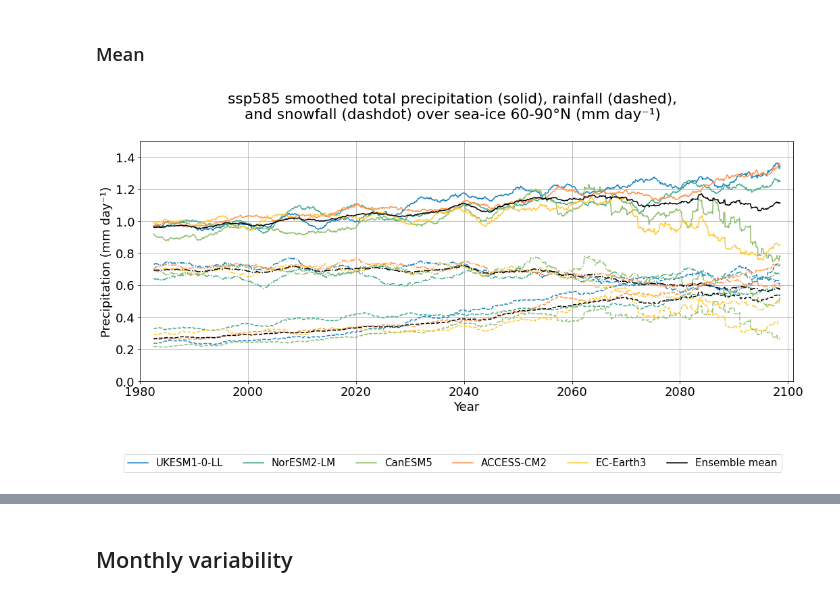
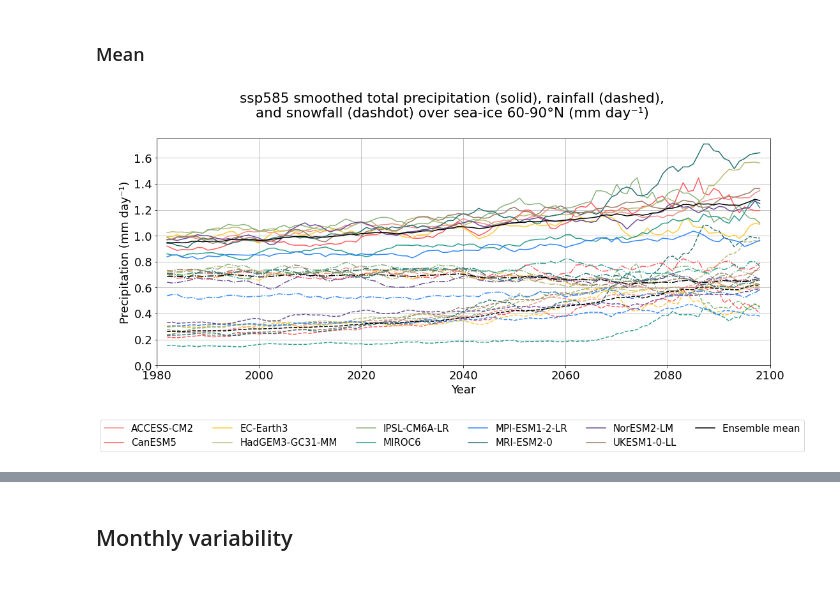
Before and after one commit to hannahwoodward/cmip6-seaice-precipitation, a Jupyter notebook: ensemble-prra-prsn-siconc.ipynb, the cells around one changed output, grey strips where cells are left out. Saved outputs shown, nothing was run; the diff lists cells and outputs as text; code cells hidden in the pictures.

Commit message:
Update prra-prsn comparison with rain season length and more models

```diff
--- a/ensemble-prra-prsn-siconc.ipynb
+++ b/ensemble-prra-prsn-siconc.ipynb
@@ -22,9 +25,9 @@ time_series_text = '''total precipitation (solid), rainfall (dashed),\nand snowf
 time_series_weighted_method = conf['weighting_method']
 time_series_units = conf['units']
 time_series_y_label = f'Precipitation ({time_series_units})'
-time_series_y_range = (0, 1.5)
+time_series_y_range = (0, 1.75)
 time_series_y_range_monthly = (0, 2)
-time_series_y_range_regional = (0, 3)
+time_series_y_range_regional = (0, 4)
 time_series_process = lambda x: x
 # %%
 ensemble_prra_time_series = time_series_process(
@@ -32,7 +35,7 @@ ensemble_prra_time_series = time_series_process(
 )
 ensemble_prra_time_series_smooth = time_series_process(
     libs.local.get_ensemble_series(variable_id, experiment, suffix='_smooth')
-)
+).fillna(0)
 for variable in ensemble_prra_time_series:
     ensemble_prra_time_series[variable].attrs['plot_kwargs'] = { 'linestyle': 'dashed' }
     ensemble_prra_time_series_smooth[variable].attrs['plot_kwargs'] = { 'linestyle': 'dashed' }
@@ -43,7 +46,7 @@ ensemble_pr_time_series = time_series_process(
 )
 ensemble_pr_time_series_smooth = time_series_process(
     libs.local.get_ensemble_series('pr_siconc', experiment, suffix='_smooth')
-)
+).fillna(0)
 
 
 ensemble_prsn_time_series = time_series_process(
@@ -51,18 +54,14 @@ ensemble_prsn_time_series = time_series_process(
 )
 ensemble_prsn_time_series_smooth = time_series_process(
     libs.local.get_ensemble_series('prsn_siconc', experiment, suffix='_smooth')
-)
+).fillna(0)
 for variable in ensemble_prsn_time_series:
     ensemble_prsn_time_series[variable].attrs['plot_kwargs'] = { 'linestyle': 'dashdot' }
     ensemble_prsn_time_series_smooth[variable].attrs['plot_kwargs'] = { 'linestyle': 'dashdot' }
 
 
-ensemble_tas_time_series = time_series_process(
-    libs.local.get_ensemble_series('tas_siconc', experiment)
-)
-ensemble_tas_time_series_smooth = time_series_process(
-    libs.local.get_ensemble_series('tas_siconc', experiment, suffix='_smooth')
-)
+ensemble_tas_time_series = libs.local.get_ensemble_series('tas_siconc', experiment)
+ensemble_tas_time_series_smooth = libs.local.get_ensemble_series('tas_siconc', experiment, suffix='_smooth')
 
 ensemble_tas_time_series /= 10
 ensemble_tas_time_series_smooth /= 10
@@ -103,16 +102,26 @@ time_slices = libs.vars.default_time_slices()
 # %% [markdown]
 ### Mean
 # %%
+vars_series = [
+    ensemble_pr_time_series,
+    ensemble_prsn_time_series,
+    ensemble_prra_time_series
+]
+plot_arr = []
+for item in vars_series:
+    item_processed = item.groupby('time.year').mean('time').rolling(year=5, center=True).mean('year')
+    item_processed = libs.ensemble.calc_variable_mean(item_processed)
+    plot_arr.append(item_processed)
+
+plot_arr[1]['Ensemble mean'].attrs['plot_kwargs'] = { 'linestyle': 'dashdot' }
+plot_arr[2]['Ensemble mean'].attrs['plot_kwargs'] = { 'linestyle': 'dashed' }
+
 libs.plot.time_series_from_vars(
-    [
-        ensemble_pr_time_series_smooth,
-        ensemble_prsn_time_series_smooth,
-        ensemble_prra_time_series_smooth
-    ],
+    plot_arr,
     title=f'{experiment} smoothed {time_series_text} 60-90°N ({time_series_units})',
-    xattr='time',
+    xattr='year',
     ylabel=time_series_y_label,
     yrange=time_series_y_range
-)
+);
 # %% [output]
-[figure, old version]
+[figure, new version]
```
Also changed, not shown: parts of 9 cells of this notebook, 1 other file.
